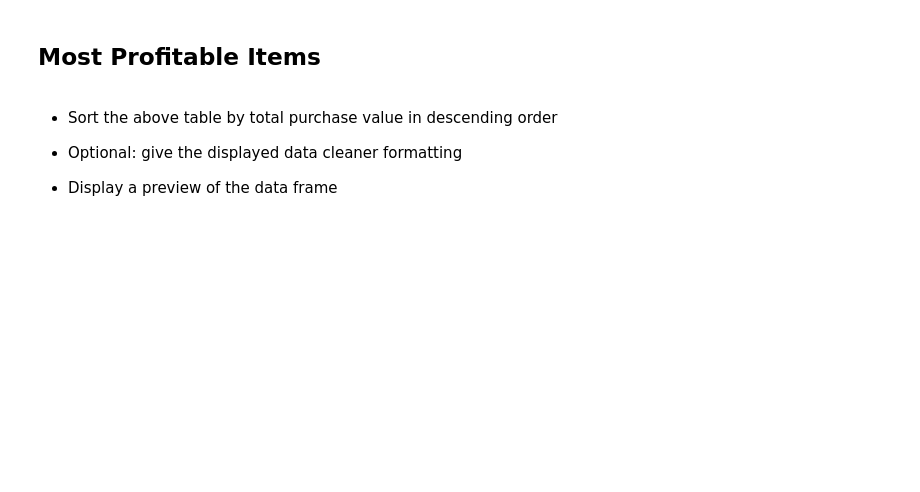
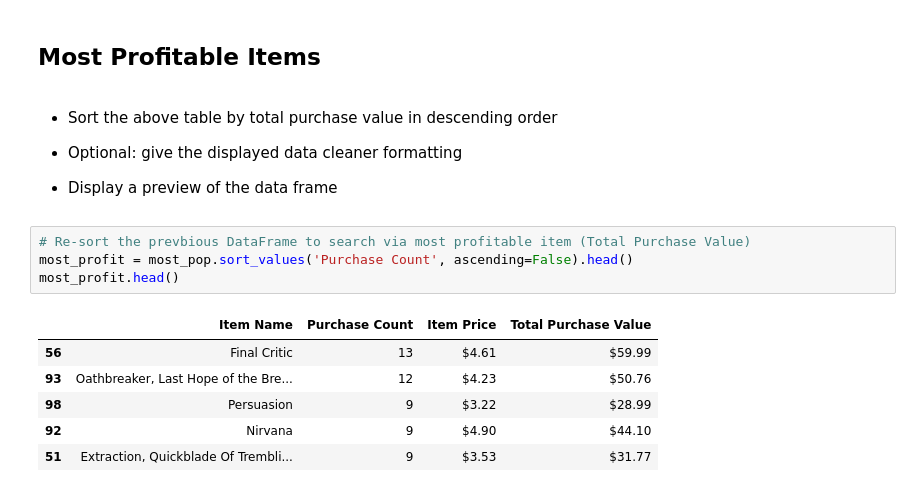
Before and after one commit to M1Bren/HeroesOfPymoli-Pandas, a Jupyter notebook: HeroesOfPymoli.ipynb, the cells around one changed output. Saved outputs shown, nothing was run; the diff lists cells and outputs as text; blank space fills up the shorter version.

```diff
--- a/HeroesOfPymoli.ipynb
+++ b/HeroesOfPymoli.ipynb
@@ -262,3 +358,14 @@ age_demogr
 
 
 * Display a preview of the data frame
+# %%
+# Re-sort the prevbious DataFrame to search via most profitable item (Total Purchase Value)
+most_profit = most_pop.sort_values('Purchase Count', ascending=False).head()
+most_profit.head()
+# %% [output]
+|  | Item Name | Purchase Count | Item Price | Total Purchase Value |
+| 56 | Final Critic | 13 | $4.61 | $59.99 |
+| 93 | Oathbreaker, Last Hope of the Bre... | 12 | $4.23 | $50.76 |
+| 98 | Persuasion | 9 | $3.22 | $28.99 |
+| 92 | Nirvana | 9 | $4.90 | $44.10 |
+| 51 | Extraction, Quickblade Of Trembli... | 9 | $3.53 | $31.77 |
```
Also changed, not shown: parts of 4 cells of this notebook.
